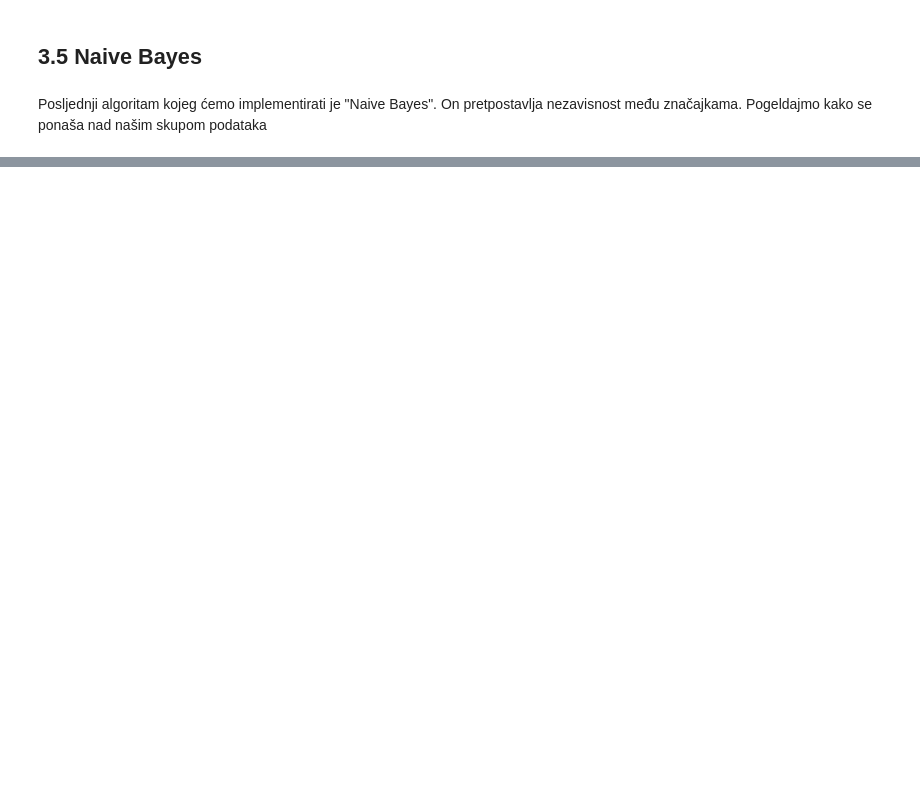
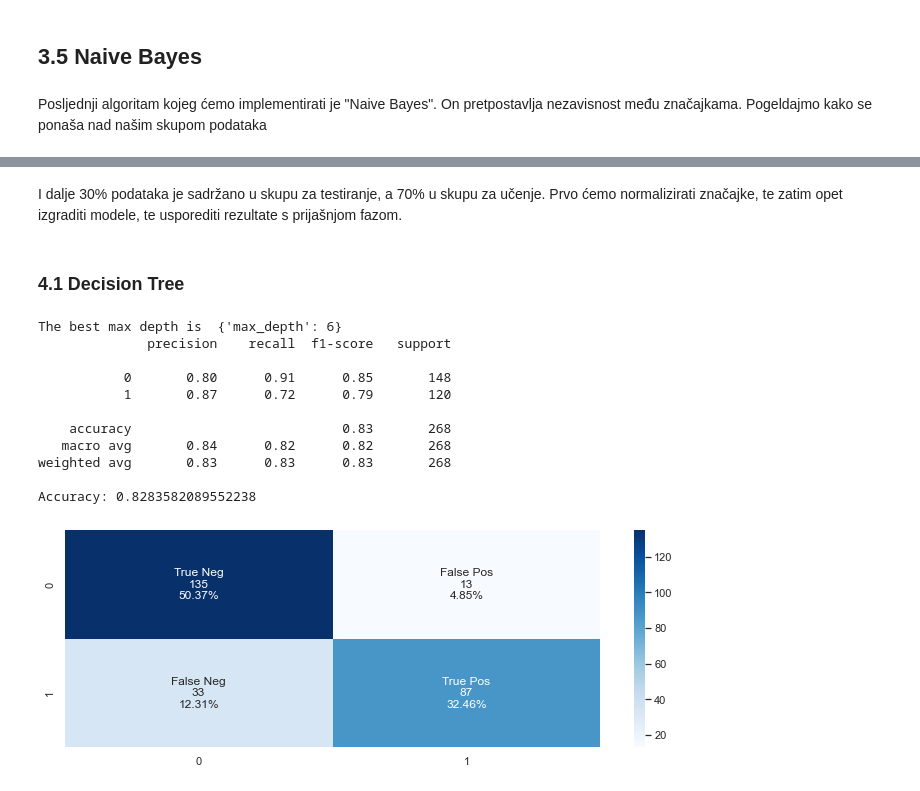
Before and after one commit to tp52/uzop, a Jupyter notebook: Uzop.ipynb, the cells around one changed output, grey strips where cells are left out. Cells and saved outputs as stored; diff of their text form; code cells hidden in the pictures; blank space fills up the shorter version.

```diff
--- a/Uzop.ipynb
+++ b/Uzop.ipynb
@@ -1217,0 +1239,73 @@ weighted avg       0.91      0.91      0.91       224
+# %%
+features=all_data.columns[:len(all_data.columns)-1] #Name of the features
+
+X = all_data[features]
+y = all_data['condition']
+
+Test_full = original_data.head(268)
+X_test_new = Test_full[features]
+y_test_new = Test_full['condition']
+
+
+Train_full = newly_generaterData.append(original_data.tail(21), ignore_index=True)
+X_train_new = Train_full[features]
+y_train_new = Train_full['condition']
+# %% [markdown]
+I dalje 30% podataka je sadržano u skupu za testiranje, a 70% u skupu za učenje. Prvo ćemo normalizirati značajke, te zatim opet izgraditi modele, te usporediti rezultate s prijašnjom fazom.
+# %%
+X_train_new=scaler.fit_transform(X_train_new)
+X_test_new=scaler.transform(X_test_new)
+# %% [markdown]
+### 4.1 Decision Tree
+# %%
+#Need to find the best depth
+parameters = {'max_depth':range(3,20)}
+clf = GridSearchCV(tree.DecisionTreeClassifier(), parameters, n_jobs=4)
+clf.fit(X=X_train_new, y=y_train_new)
+tree_model = clf.best_estimator_
+print ("The best max depth is ",clf.best_params_)
+best_depth=clf.best_params_["max_depth"]
+
+
+dtree = DecisionTreeClassifier(max_depth=best_depth)
+dtree.fit(X_train_new, y_train_new)
+
+tree.plot_tree(dtree, feature_names=features,class_names=["0","1"],filled=True)
+#text_representation = tree.export_text(dtree)
+#print(text_representation)
+#Two  lines to make our compiler able to draw:
+plt.savefig('my_plot2.png', dpi=300)
+plt.close()
+
+
+y_pred = dtree.predict(X_test_new)
+
+cm = confusion_matrix(y_test_new,y_pred)
+
+
+group_names = ["True Neg","False Pos","False Neg","True Pos"]
+group_counts = ["{0:0.0f}".format(value) for value in
+                cm.flatten()]
+group_percentages = ["{0:.2%}".format(value) for value in
+                     cm.flatten()/np.sum(cm)]
+labels = [f"{v1}\n{v2}\n{v3}" for v1, v2, v3 in
+          zip(group_names,group_counts,group_percentages)]
+labels = np.asarray(labels).reshape(2,2)
+sns.heatmap(cm, annot=labels, fmt="", cmap='Blues')
+
+print(classification_report(y_test_new, y_pred))
+
+print("Accuracy:",metrics.accuracy_score(y_test_new, y_pred))
+# %% [output]
+The best max depth is  {'max_depth': 6}
+              precision    recall  f1-score   support
+
+           0       0.80      0.91      0.85       148
+           1       0.87      0.72      0.79       120
+
+    accuracy                           0.83       268
+   macro avg       0.84      0.82      0.82       268
+weighted avg       0.83      0.83      0.83       268
+
+Accuracy: 0.8283582089552238
+[figure, added]
```
Also changed, not shown: parts of 31 cells of this notebook, 2 other files.
